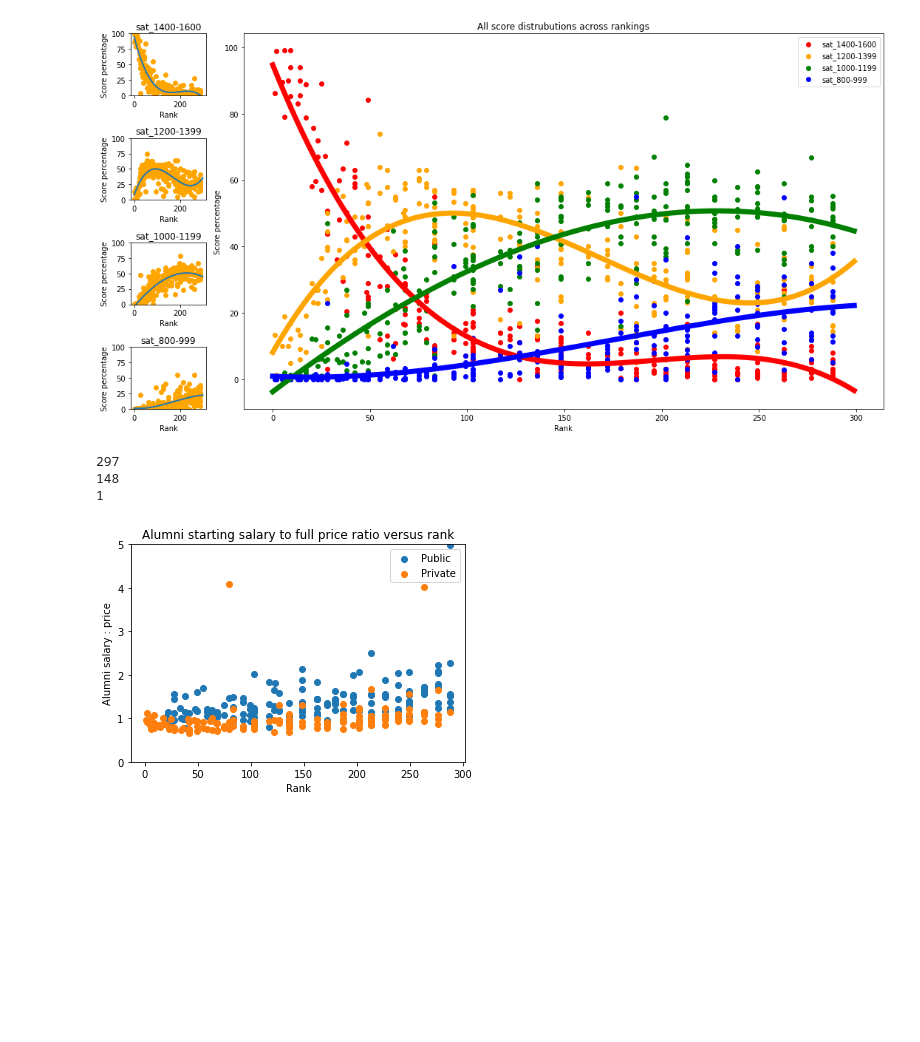
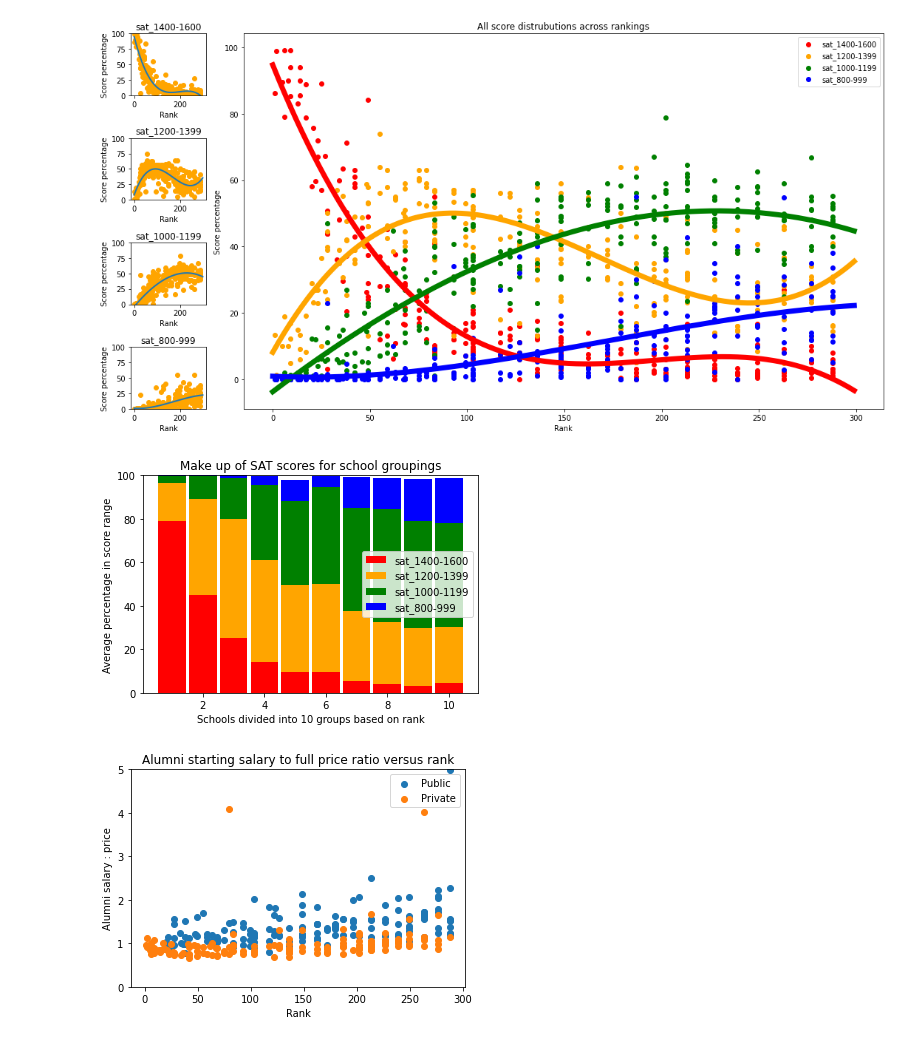
Before and after one commit to BaileyDalton007/USNEWS_Exploratory_Data_Analysis, a Jupyter notebook: data_analysis.ipynb, the cells around one changed output. Drawn from its saved outputs; the diff is of its cells as text; code cells hidden in the pictures; blank space fills up the shorter version.

Commit message:
Adds bucket scores graph

```diff
--- a/data_analysis.ipynb
+++ b/data_analysis.ipynb
@@ -453,28 +453,59 @@ fig.tight_layout()
 plt.show()
 # %% [output]
 [figure]
-# %%
-# Here is a plot showing average SAT score percentages over buckets of universities
-
-# Set to the desired amount
-NUM_BUCKETS = 5
-
-# Technically leaves a few at the end out, but those aren't very well ranked anyway
-bucket_size = len(df.index) // (NUM_BUCKETS)
-
-organized_data = [[]]
-curr_bucket = 0
-
-for _, row in df.iterrows():
-
-    if len(organized_data[curr_bucket]) >= bucket_size:
-        organized_data.append([])
-        curr_bucket = curr_bucket + 1
-    else:
-# %% [output]
-297
-148
-1
+# %%
+# Here is a plot showing average SAT score percentages over buckets of universities
+# This should make trends a bit more clear, since the previous graph, despite being cool, is somewhat hard to comprehend
+
+fig, ax = plt.subplots()
+ax.set_ylim(0, 100)
+
+# Set to the desired amount
+NUM_BUCKETS = 10
+
+ranges_arr = ['sat_1400-1600', 'sat_1200-1399', 'sat_1000-1199', 'sat_800-999']
+colors = ['red', 'orange', 'green', 'blue']
+
+last = np.array([0 for _ in range(NUM_BUCKETS)])
+
+for i, column in enumerate(ranges_arr):
+    clean_df = df[df[column].notna()]
+
+    organized_data = [[]]
+
+    averages = []
+    curr_bucket = 0
+
+    bucket_size = len(clean_df.index) // (NUM_BUCKETS)
+
+    # Seperate percentiles into each bucket
+    for _, row in clean_df.iterrows():
+
+        if len(organized_data[curr_bucket]) >= bucket_size:
+            organized_data.append([row[column]])
+            curr_bucket = curr_bucket + 1
+        else:
+            organized_data[curr_bucket].append(row[column])
+
+    # Technically leaves a few at the end out, but those aren't very well ranked anyway
+    organized_data = organized_data[:NUM_BUCKETS]
+
+    # Get average of each bucket
+    for bucket in organized_data:
+        average = float(format((sum(bucket) / len(bucket)), '.1f'))
+        averages.append(average)
+
+    ax.bar(range(1, NUM_BUCKETS + 1), averages, 0.9, bottom=last, color=colors[i], label=column)
+    last = np.array(averages) + np.array(last)
+
+ax.set_title('Make up of SAT scores for school groupings')
+ax.set_ylabel('Average percentage in score range')
+ax.set_xlabel(f'Schools divided into {NUM_BUCKETS} groups based on rank')
+
+ax.legend()
+plt.show()
+# %% [output]
+[figure, added]
 # %%
 # Here we are comparing the starting salary to full price ratio
 # That first outlier is Brigham Young University--Provo with a tuition of $6,120
```
